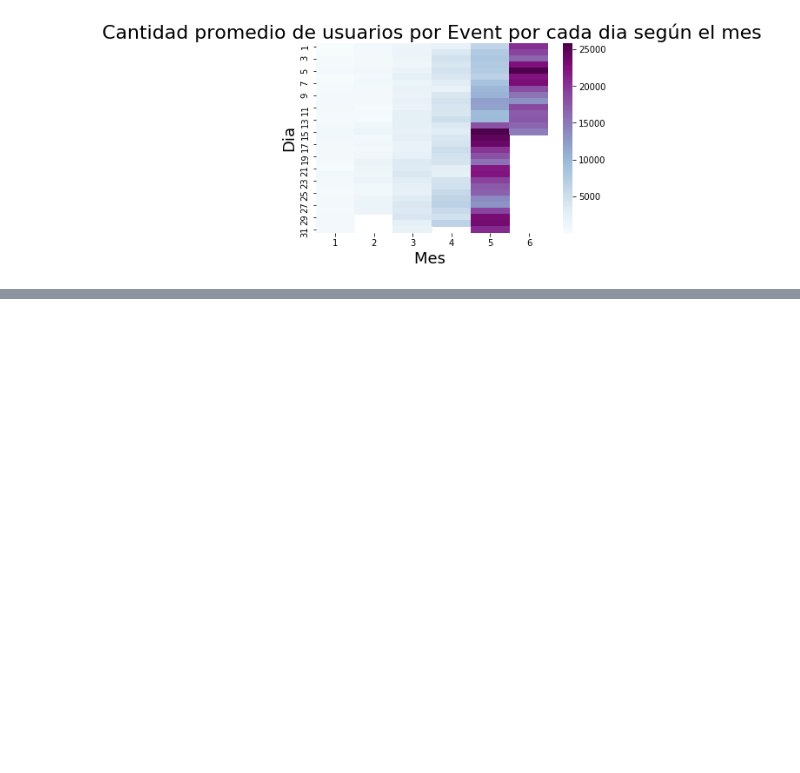
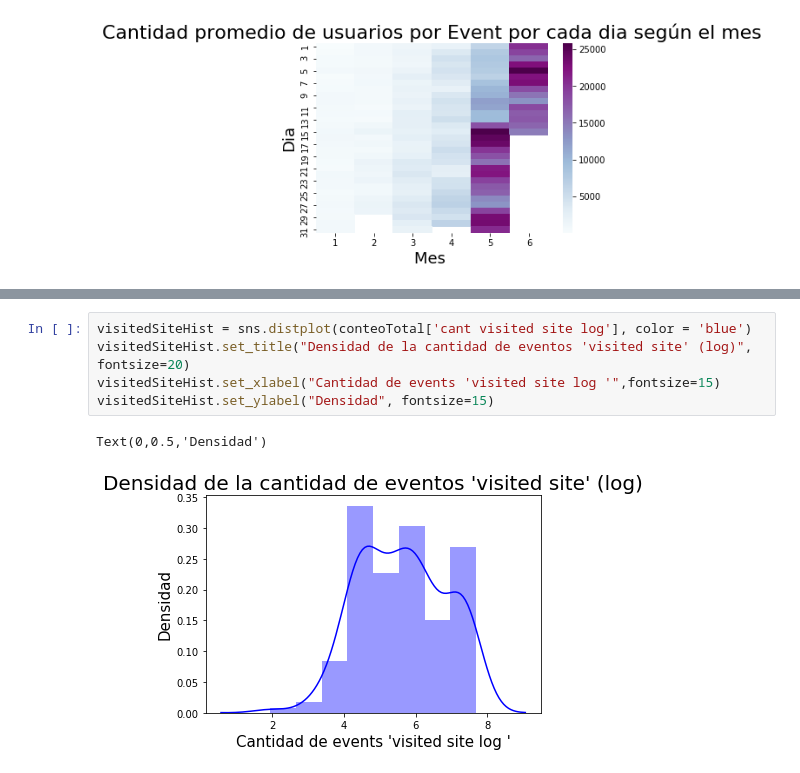
Before and after one commit to IgnacioKomar/OrganizacionDeDatos, a Jupyter notebook: Análisis sobre eventos.ipynb, the cells around one changed output, grey strips where cells are left out. Cells and saved outputs as stored; diff of their text form; blank space fills up the shorter version.

```diff
--- a/Análisis sobre eventos.ipynb
+++ b/Análisis sobre eventos.ipynb
@@ -108,0 +138,8 @@ totalPerPorEvent.head()
+# %%
+visitedSiteHist = sns.distplot(conteoTotal['cant visited site log'], color = 'blue')
+visitedSiteHist.set_title("Densidad de la cantidad de eventos 'visited site' (log)", fontsize=20)
+visitedSiteHist.set_xlabel("Cantidad de events 'visited site log '",fontsize=15)
+visitedSiteHist.set_ylabel("Densidad", fontsize=15)
+# %% [output]
+Text(0,0.5,'Densidad')
+[figure, added]
```
Also changed, not shown: parts of 6 cells of this notebook.
